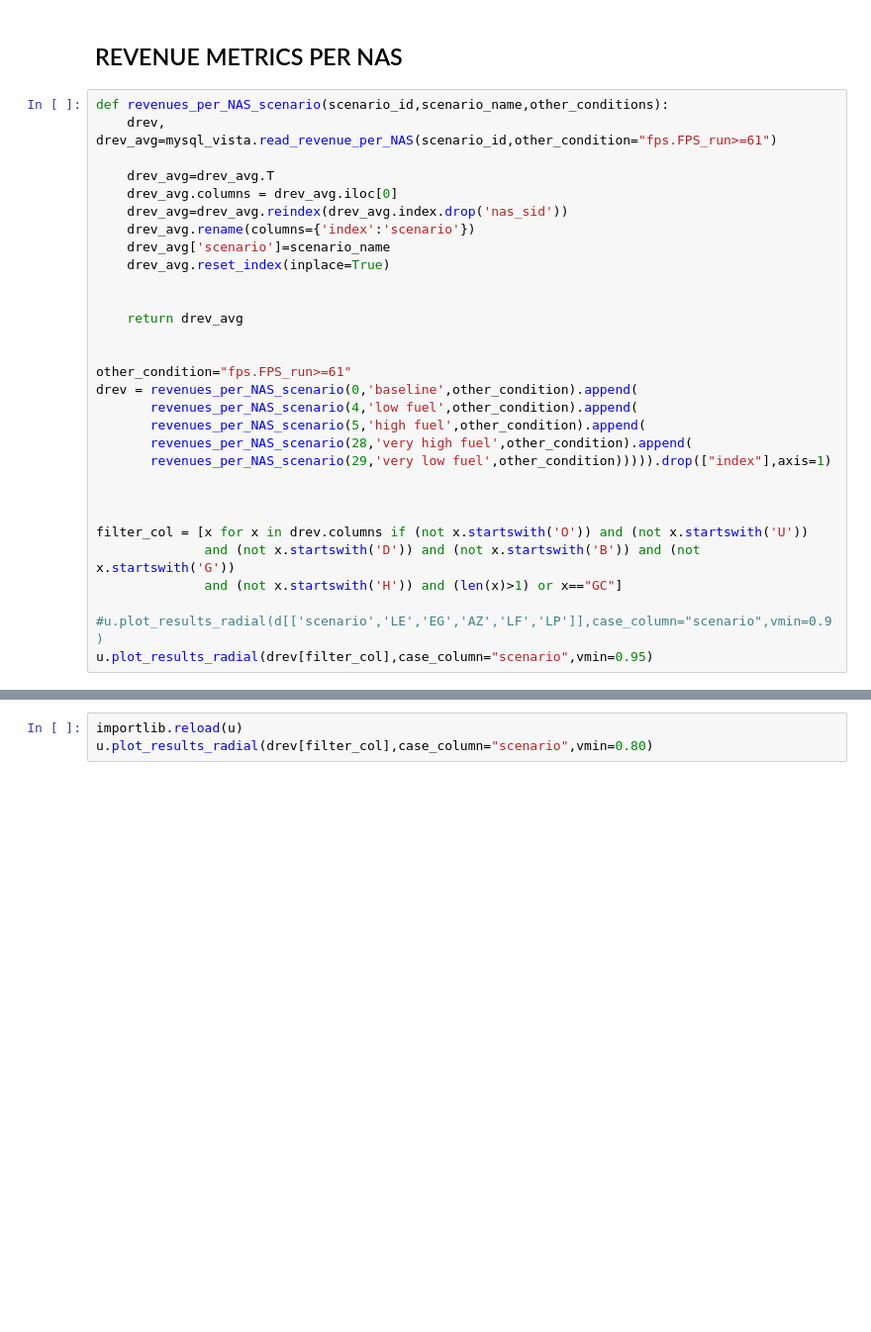
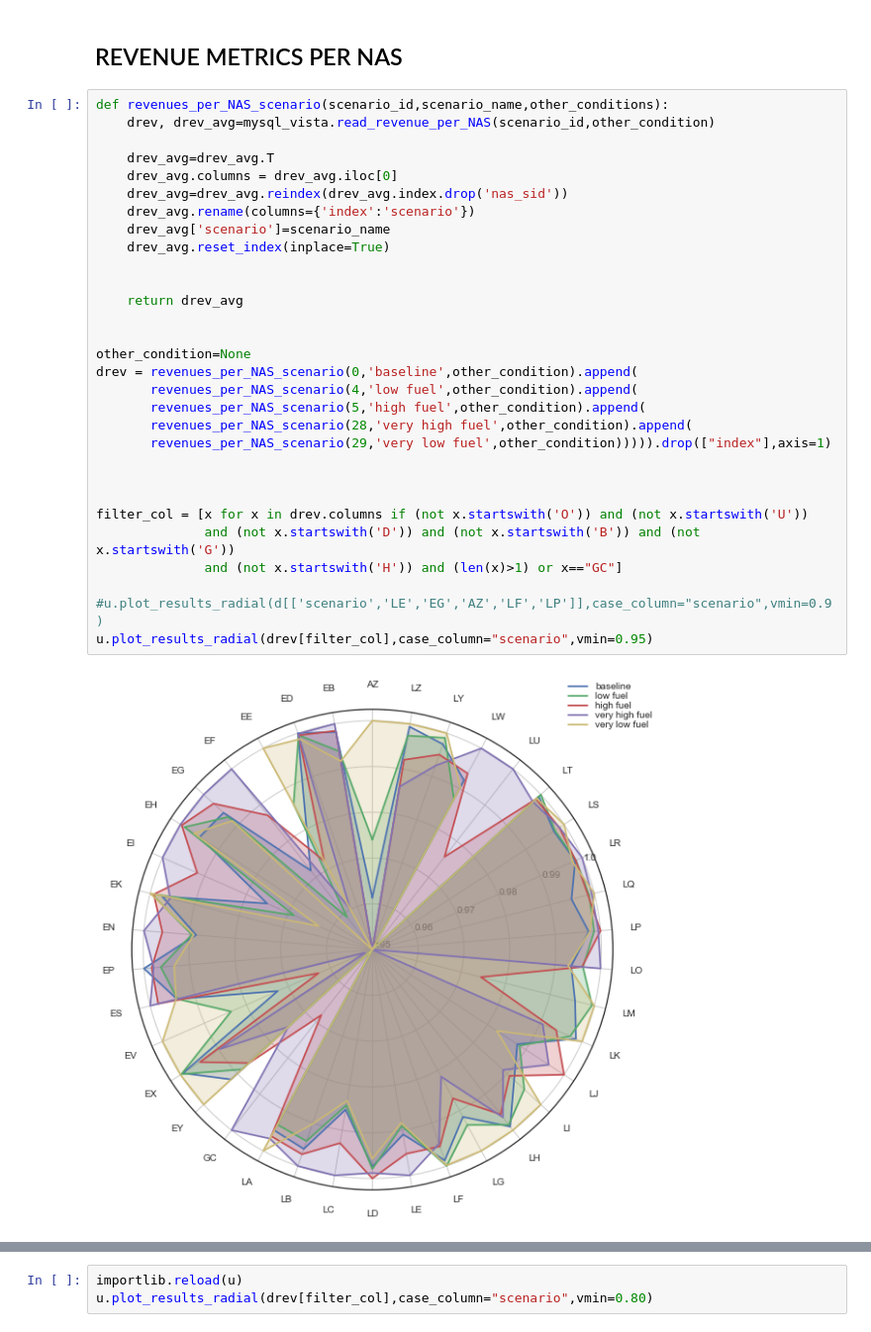
Before and after one commit to GGurtner/vista-results, a Jupyter notebook: FP_generator_results_analysis_for_D5.1.ipynb, the cells around one changed output, grey strips where cells are left out. Shown at 99% size. Drawn from its saved outputs; the diff is of its cells as text; blank space fills up the shorter version.

```diff
--- a/FP_generator_results_analysis_for_D5.1.ipynb
+++ b/FP_generator_results_analysis_for_D5.1.ipynb
@@ -581,31 +825,33 @@ df.loc[(df['CONTINENT']=="Asia"),['SUBREGION']].drop_duplicates()
 ## REVENUE METRICS PER NAS
 # %%
 def revenues_per_NAS_scenario(scenario_id,scenario_name,other_conditions):
-    drev, drev_avg=mysql_vista.read_revenue_per_NAS(scenario_id,other_condition="fps.FPS_run>=61")
+    drev, drev_avg=mysql_vista.read_revenue_per_NAS(scenario_id,other_condition)
 
     drev_avg=drev_avg.T
     drev_avg.columns = drev_avg.iloc[0]
     drev_avg=drev_avg.reindex(drev_avg.index.drop('nas_sid'))
     drev_avg.rename(columns={'index':'scenario'})
     drev_avg['scenario']=scenario_name
     drev_avg.reset_index(inplace=True)
 
 
     return drev_avg
 
 
-other_condition="fps.FPS_run>=61"
+other_condition=None
 drev = revenues_per_NAS_scenario(0,'baseline',other_condition).append(
        revenues_per_NAS_scenario(4,'low fuel',other_condition).append(
        revenues_per_NAS_scenario(5,'high fuel',other_condition).append(
        revenues_per_NAS_scenario(28,'very high fuel',other_condition).append(
        revenues_per_NAS_scenario(29,'very low fuel',other_condition))))).drop(["index"],axis=1)
 
 
 
 filter_col = [x for x in drev.columns if (not x.startswith('O')) and (not x.startswith('U'))
               and (not x.startswith('D')) and (not x.startswith('B')) and (not x.startswith('G'))
               and (not x.startswith('H')) and (len(x)>1) or x=="GC"]
 
 #u.plot_results_radial(d[['scenario','LE','EG','AZ','LF','LP']],case_column="scenario",vmin=0.9)
 u.plot_results_radial(drev[filter_col],case_column="scenario",vmin=0.95)
+# %% [output]
+[figure, added]
```
Also changed, not shown: parts of 50 cells of this notebook.
